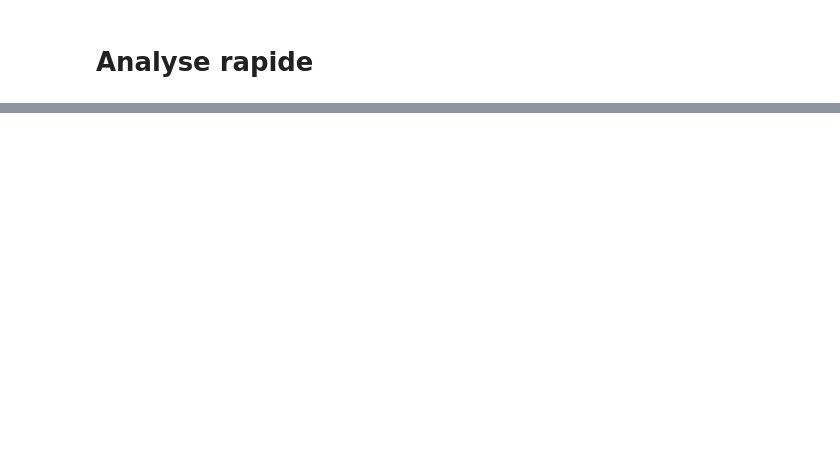
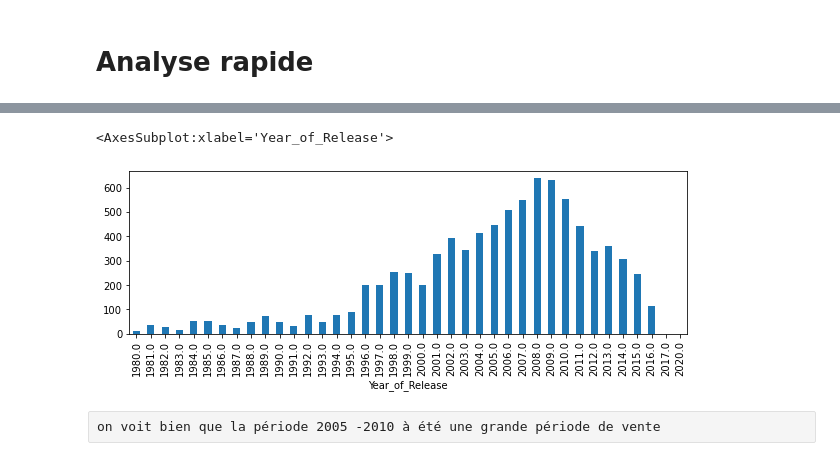
Before and after one commit to ludovicChevallier/Python_for_Data_Analysis, a Jupyter notebook: Devoir-checkpoint.ipynb, the cells around one changed output, grey strips where cells are left out. Drawn from its saved outputs; the diff is of its cells as text; code cells hidden in the pictures; blank space fills up the shorter version.

```diff
--- a/Devoir-checkpoint.ipynb
+++ b/Devoir-checkpoint.ipynb
@@ -122,0 +124,9 @@ cars.groupby("Model").Horsepower.max().plot()
+# %%
+# Quel sont les meilleur ventes par année
+fig = plt.figure(1, figsize=(10, 3))
+jeux.groupby("Year_of_Release").Global_Sales.sum().plot(kind="bar")
+# %% [output]
+<AxesSubplot:xlabel='Year_of_Release'>
+[figure, added]
+# %% [raw]
+on voit bien que la période 2005 -2010 à été une grande période de vente
```
Also changed, not shown: parts of 30 cells of this notebook, 2 other files.
